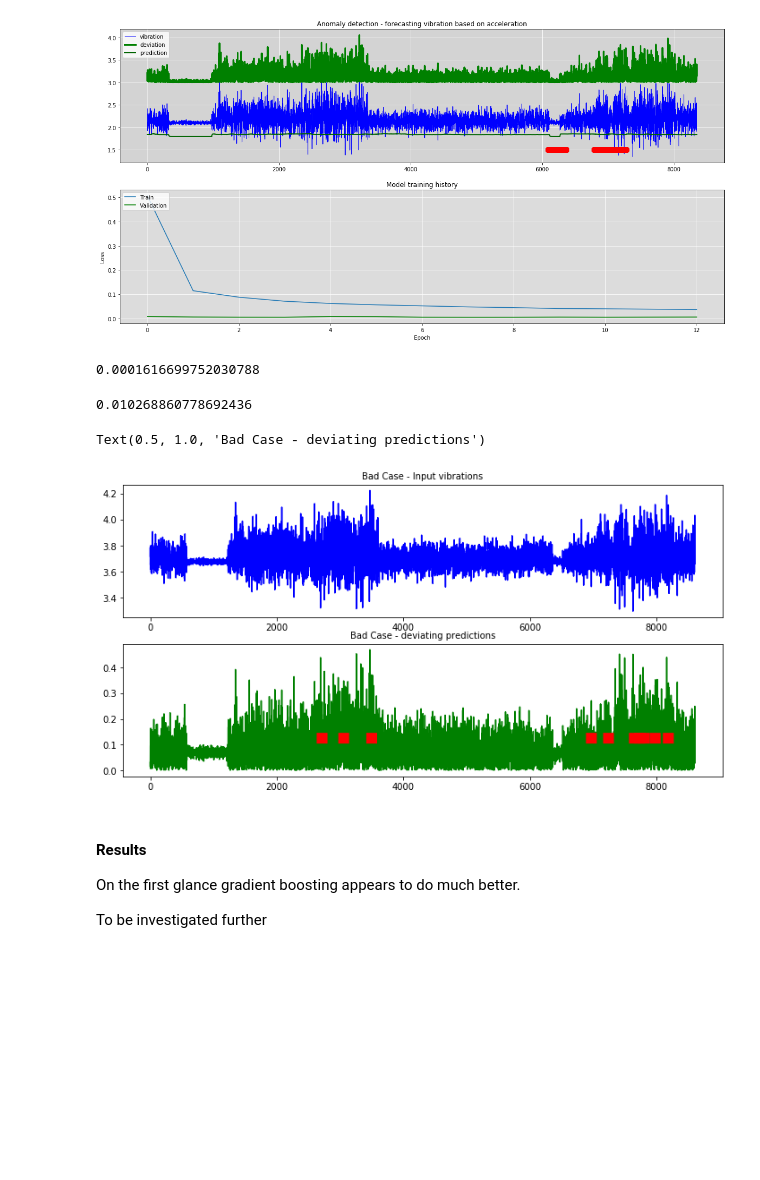
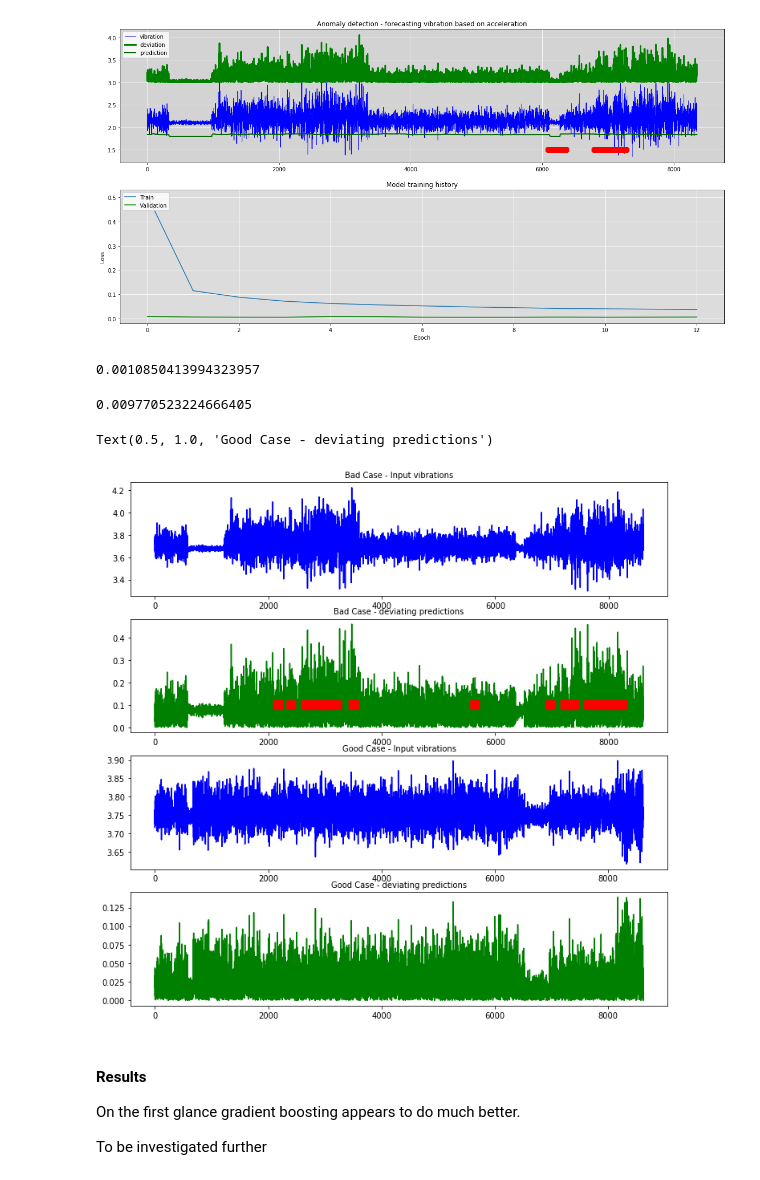
Before and after one commit to sedgewickmm18/mmfunctions, a Jupyter notebook: InvestigationBeta-3-20200203.ipynb, the cells around one changed output. Saved outputs shown, nothing was run; the diff lists cells and outputs as text; code cells hidden in the pictures; blank space fills up the shorter version.

```diff
--- a/InvestigationBeta-3-20200203.ipynb
+++ b/InvestigationBeta-3-20200203.ipynb
@@ -289,7 +289,7 @@ listAttr = ['timestamp','entity','vibrations','rms','accel_speed','accel_power_0
 # Now we proceed to customer data - GOOD CASE
 
 # Get stuff in
-df_input_raw = pd.read_csv('./Armstrong04714B6046D5.csv', index_col=False, parse_dates=['RCV_TIMESTAMP_UTC'])
+df_input_raw = pd.read_csv('./Armstark04714B6046D5.csv', index_col=False, parse_dates=['RCV_TIMESTAMP_UTC'])
 df_input_raw['entity']=df_input_raw['DEVICE_ID']
 df_input_raw['timestamp']=df_input_raw['RCV_TIMESTAMP_UTC']
 
@@ -481,7 +481,7 @@ for i in range(plots):
 # Now we proceed to customer data - BAD CASE
 
 # Get stuff in
-df_inputb_raw = pd.read_csv('./Armstrong04714B604101.csv', index_col=False, parse_dates=['RCV_TIMESTAMP_UTC'])
+df_inputb_raw = pd.read_csv('./Armstark04714B604101.csv', index_col=False, parse_dates=['RCV_TIMESTAMP_UTC'])
 df_inputb_raw['entity']=df_inputb_raw['DEVICE_ID']
 df_inputb_raw['timestamp']=df_inputb_raw['RCV_TIMESTAMP_UTC']
 
@@ -857,14 +857,15 @@ X_train = df_input[['accel_speed','accel_power_0','accel_power_1','accel_power_2
 y_train = df_input['vibrations'].to_numpy()
 # %%
 import lightgbm
-gbr = lightgbm.LGBMRegressor(n_estimators=4000, learning_rate=0.1,
-                           max_depth=14, random_state=0, loss='huber').fit(X_train, y_train)
+gbr = lightgbm.LGBMRegressor(n_estimators=4000, learning_rate=0.0001, nnum_leaves=40,
+                           max_depth=20, random_state=0, loss='huber').fit(X_train, y_train)
 # %%
 pred_good = gbr.predict(X_train)
 rmse = mean_squared_error(y_train, pred_good)
+gbscoreg = np.abs(pred_good - y_train)
 print (rmse)
 # %% [output]
-0.0001616699752030788
+0.0010850413994323957
 # %%
 X_bad = df_inputb[['accel_speed','accel_power_0','accel_power_1','accel_power_2',
                    'accel_power_3','accel_power_4']].to_numpy()
@@ -874,32 +875,32 @@ rmseb = mean_squared_error(y_bad, pred_bad)
 gbscore = np.abs(pred_bad - y_bad)
 print (rmseb)
 # %% [output]
-0.010268860778692436
+0.009770523224666405
 # %%
-separator = 0.25
+separator = 0.2
 anomalygb = gbscore.copy() #(gbscore > separator) # * (separator + 0.1)
 anomalygb[anomalygb <= separator] = 0
 anomalygb[anomalygb > separator] = separator/2
 anomalygb[anomalygb == 0] = np.nan
+anomalygg = gbscoreg.copy()
+anomalygg[anomalygg <= separator] = 0
+anomalygg[anomalygg > separator] = separator/2
+anomalygg[anomalygg == 0] = np.nan
 
-#df_inputb['gb_anomaly'] = bad_anomalygb
-fig, (ax1, ax2) = plt.subplots(2, figsize=(12,6))
+fig, (ax1, ax2, ax3, ax4) = plt.subplots(4, figsize=(12,12))
 ax1.plot(y_bad, color='blue')
 ax1.set_title('Bad Case - Input vibrations', fontsize=10)
 ax2.plot(gbscore, color='green')
 ax2.plot(anomalygb, color='red', lw=12, zorder=10)
 ax2.set_title('Bad Case - deviating predictions', fontsize=10)
-# df_inputb.plot(y='gbscore', color='green', ax = ax2, title = 'Bad Case - Prediction')
-#df_ugly.plot(y='gbscore', color='green', ax = ax3, title = 'Test Case - Prediction')
-#df_good.plot(y='sep', color='darkorange', lw=1.5, ax = ax1)
-#df_inputb.plot(y='sep', color='darkorange', lw=1.5, ax = ax2)
-#df_ugly.plot(y='sep', color='darkorange', lw=1.5, ax = ax3)
-#df_ugly.plot(y='gb_anomaly', color='red', lw=6, ax = ax3)
-
-#plt.show()
+ax3.plot(y_train, color='blue')
+ax3.set_title('Good Case - Input vibrations', fontsize=10)
+ax4.plot(gbscoreg, color='green')
+#ax4.plot(anomalygb, color='red', lw=12, zorder=10)
+ax4.set_title('Good Case - deviating predictions', fontsize=10)
 # %% [output]
-Text(0.5, 1.0, 'Bad Case - deviating predictions')
+Text(0.5, 1.0, 'Good Case - deviating predictions')
-[figure, old version]
+[figure, new version]
 # %% [markdown]
 #### Results
 
```
Also changed, not shown: parts of 2 cells of this notebook, 2 other files.
